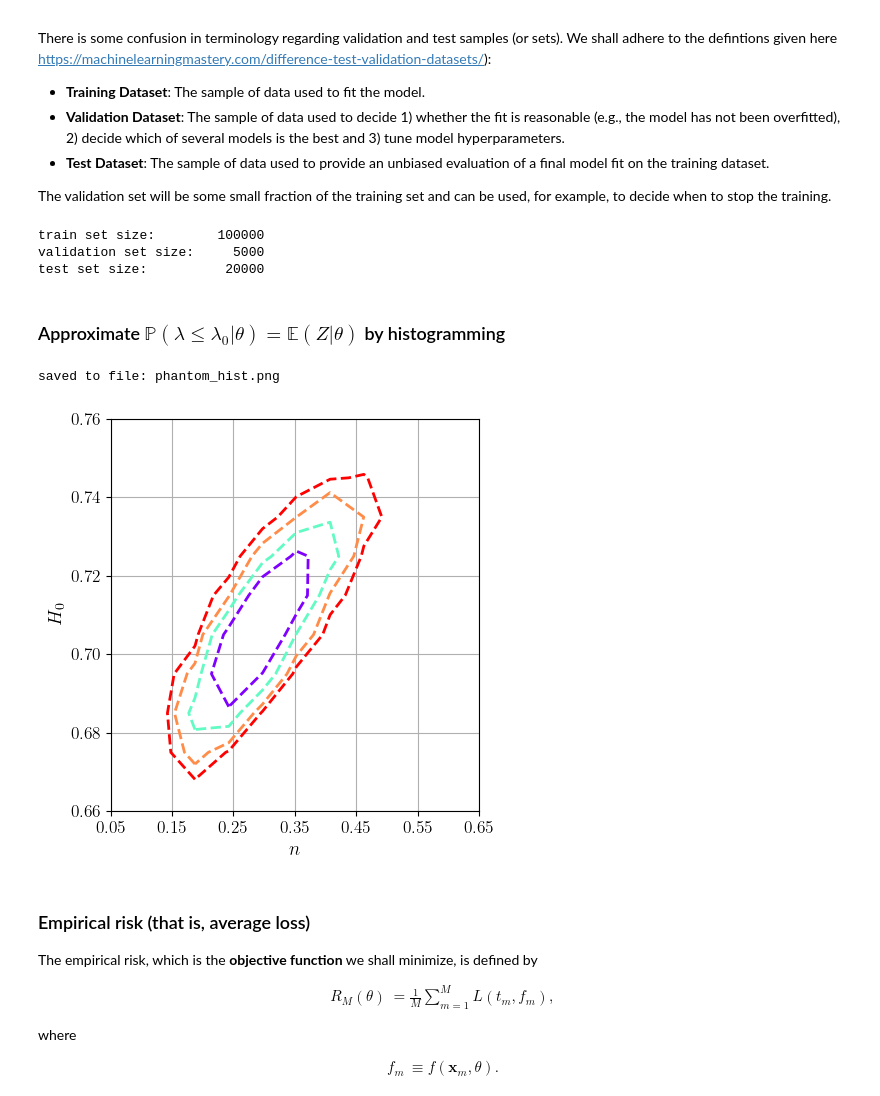
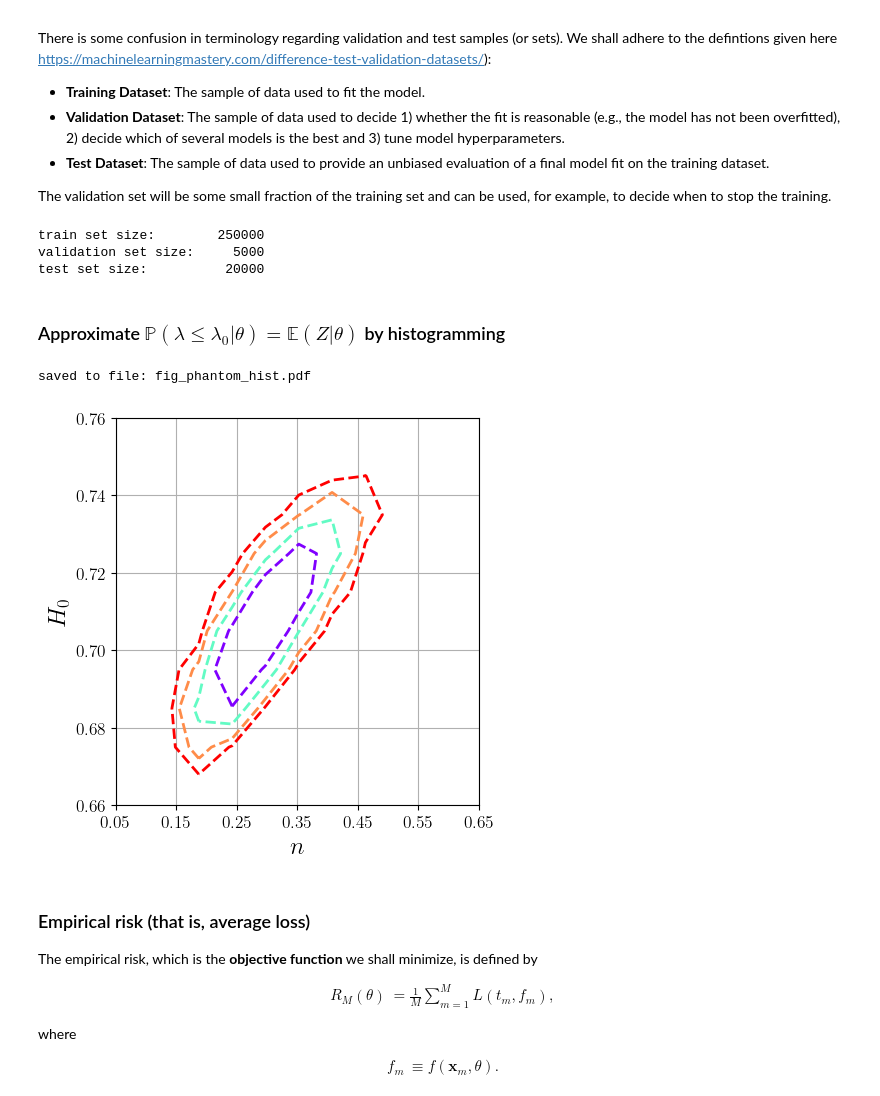
Before and after one commit to hbprosper/CLASHEP, a Jupyter notebook: 02_ml/02_phantom_inference.ipynb, the cells around one changed output. Drawn from its saved outputs; the diff is of its cells as text; code cells hidden in the pictures.

```diff
--- a/02_ml/02_phantom_inference.ipynb
+++ b/02_ml/02_phantom_inference.ipynb
@@ -224,8 +229,8 @@ There is some confusion in terminology regarding validation and test samples (or
 The validation set will be some small fraction of the training set and can be used, for example, to decide when to stop the training.
 # %%
 # Fraction of the data assigned as test data and validation
-tfraction =  20/125   # initial testing fraction
-vfraction =   5/105   # validation fraction
+tfraction =  20/275   # initial testing fraction
+vfraction =   5/255   # validation fraction
 
 # Split data into a part for training and a part for testing
 train_data, valid_data, test_data = split_data(tdata,
@@ -240,7 +245,7 @@ print('train set size:        %6d' % train_x.shape[0])
 print('validation set size:   %6d' % valid_x.shape[0])
 print('test set size:         %6d' % test_x.shape[0])
 # %% [output]
-train set size:        100000
+train set size:        250000
 validation set size:     5000
 test set size:          20000
 # %% [markdown]
@@ -276,7 +281,7 @@ h2d = hist_data(tdata, bag)
 def plot_model(df, d, dnn=None, hist=None, results=None,
                plothist=True, colormap='rainbow',
                filename='phantom_results.png',
-               fgsize=(5, 5), ftsize=14):
+               fgsize=(5, 5), ftsize=18):
 
     # approximate probability via histogramming
     # P:  bin contents as a 2D (xbins, ybins) array
@@ -380,12 +385,12 @@ def plot_model(df, d, dnn=None, hist=None, results=None,
 
     plt.show()
 # %%
-plot_model(tdata, bag, hist=h2d,
+plot_model(test_data, bag, hist=h2d,
            plothist=False, colormap='rainbow',
-           filename='phantom_hist.png')
+           filename='fig_phantom_hist.pdf')
 # %% [output]
-saved to file: phantom_hist.png
+saved to file: fig_phantom_hist.pdf
-[figure, old version]
+[figure, new version]
 # %% [markdown]
 ### Empirical risk (that is, average loss)
 
```
Also changed, not shown: parts of 14 cells of this notebook, 3 other files.
